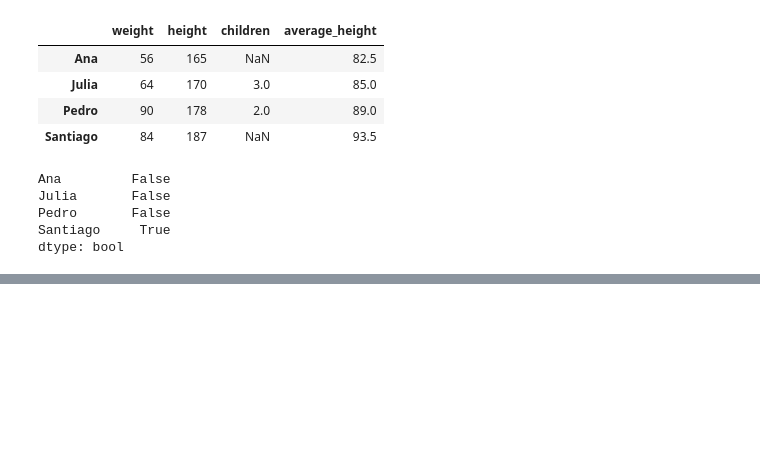
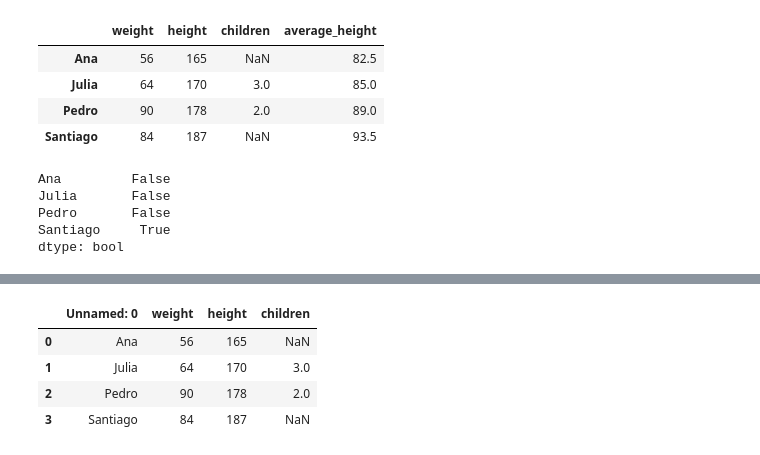
Before and after one commit to JonatanBadillo/Deep-Learning-and-AI, a Jupyter notebook: Introduction to Pandas/Introduction to Pandas.ipynb, the cells around one changed output, grey strips where cells are left out. Saved outputs shown, nothing was run; the diff lists cells and outputs as text; code cells hidden in the pictures; blank space fills up the shorter version.

Commit message:
Saving and Loading the DataFrame

```diff
--- a/Introduction to Pandas/Introduction to Pandas.ipynb
+++ b/Introduction to Pandas/Introduction to Pandas.ipynb
@@ -407,0 +430,10 @@ df
+# %%
+# Loading the DataFrame in Jupyter
+df2 = pd.read_csv("df_people.csv")
+df2
+# %% [output]
+|  | Unnamed: 0 | weight | height | children |
+| 0 | Ana | 56 | 165 | NaN |
+| 1 | Julia | 64 | 170 | 3.0 |
+| 2 | Pedro | 90 | 178 | 2.0 |
+| 3 | Santiago | 84 | 187 | NaN |
```
Also changed, not shown: parts of 5 cells of this notebook, 3 other files.
